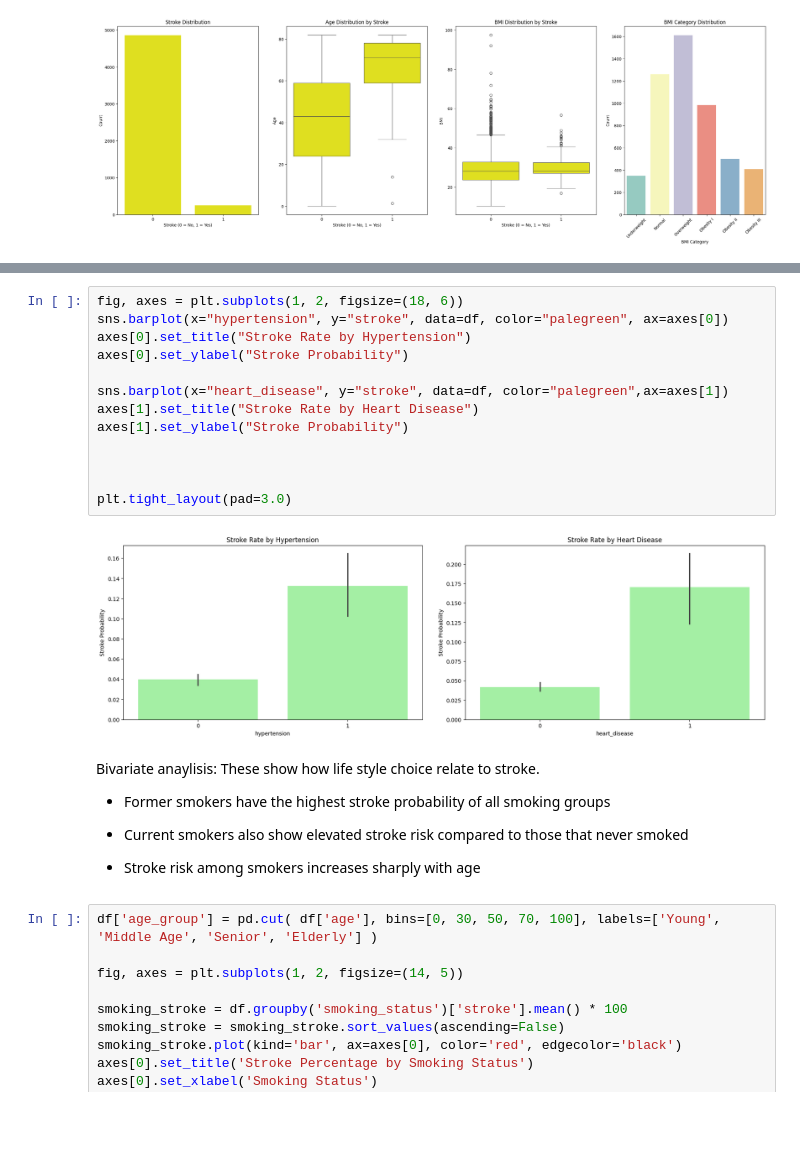
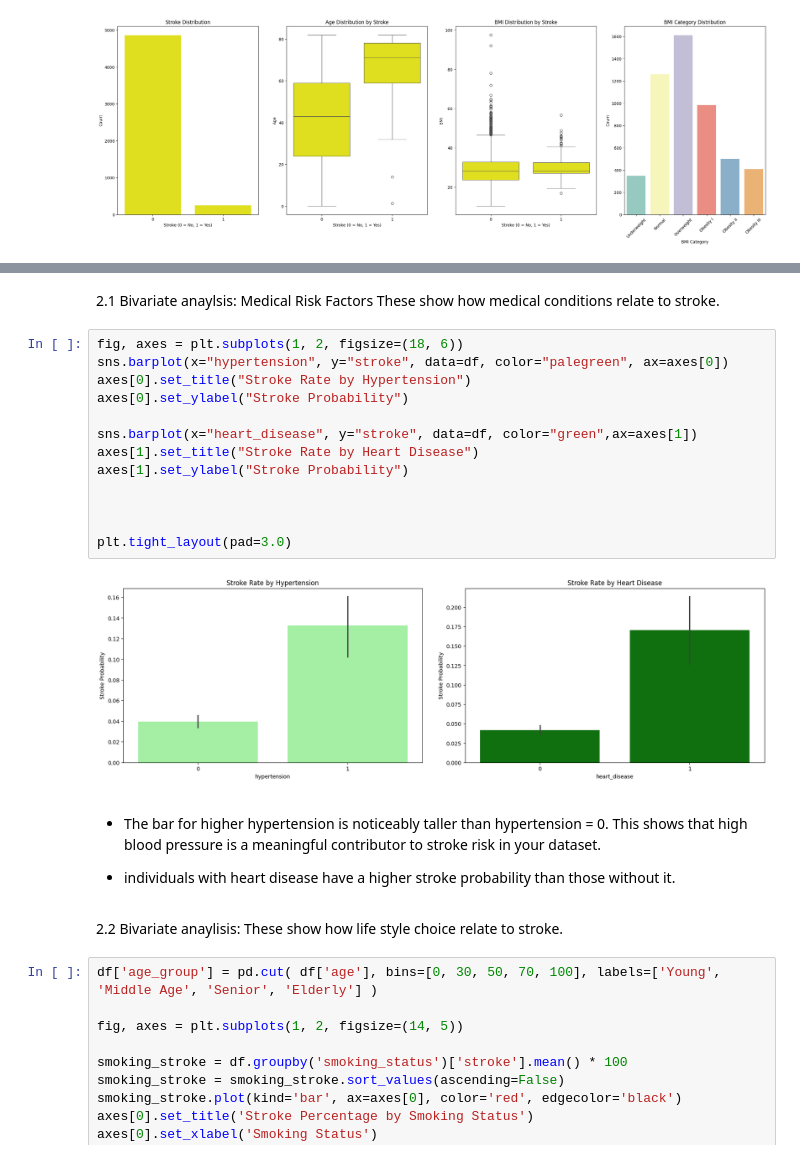
Before and after one commit to millertaybali/python_for_data_science_project_group_5, a Jupyter notebook: stroke_analysis_final.ipynb, the cells around one changed output, grey strips where cells are left out. Saved outputs shown, nothing was run; the diff lists cells and outputs as text; blank space fills up the shorter version.

```diff
--- a/stroke_analysis_final.ipynb
+++ b/stroke_analysis_final.ipynb
@@ -205,26 +207,27 @@ Bivariate anaylsis: Medical Risk Factors These show how medical conditions relat
+# %% [markdown]
+2.1 Bivariate anaylsis: Medical Risk Factors These show how medical conditions relate to stroke.
 # %%
 fig, axes = plt.subplots(1, 2, figsize=(18, 6))
 sns.barplot(x="hypertension", y="stroke", data=df, color="palegreen", ax=axes[0])
 axes[0].set_title("Stroke Rate by Hypertension")
 axes[0].set_ylabel("Stroke Probability")
 
-sns.barplot(x="heart_disease", y="stroke", data=df, color="palegreen",ax=axes[1])
+sns.barplot(x="heart_disease", y="stroke", data=df, color="green",ax=axes[1])
 axes[1].set_title("Stroke Rate by Heart Disease")
 axes[1].set_ylabel("Stroke Probability")
 
 
 
 plt.tight_layout(pad=3.0)
 # %% [output]
-[figure, old version]
+[figure, new version]
+# %% [markdown]
+
+* The bar for higher hypertension is noticeably taller than hypertension = 0. This shows that high blood pressure is a meaningful contributor to stroke risk in your dataset.
+
+*  individuals with heart disease have a higher stroke probability than those without it.
 # %% [markdown]
-Bivariate anaylisis: These show how life style choice  relate to stroke.
-
-* Former smokers have the highest stroke probability of all smoking groups
-
-* Current smokers also show elevated stroke risk compared to those that never smoked
-
-* Stroke risk among smokers increases sharply with age
+2.2 Bivariate anaylisis: These show how life style choice  relate to stroke.
 # %%
 df['age_group'] = pd.cut( df['age'], bins=[0, 30, 50, 70, 100], labels=['Young', 'Middle Age', 'Senior', 'Elderly'] )
 
```
Also changed, not shown: parts of 17 cells of this notebook.
